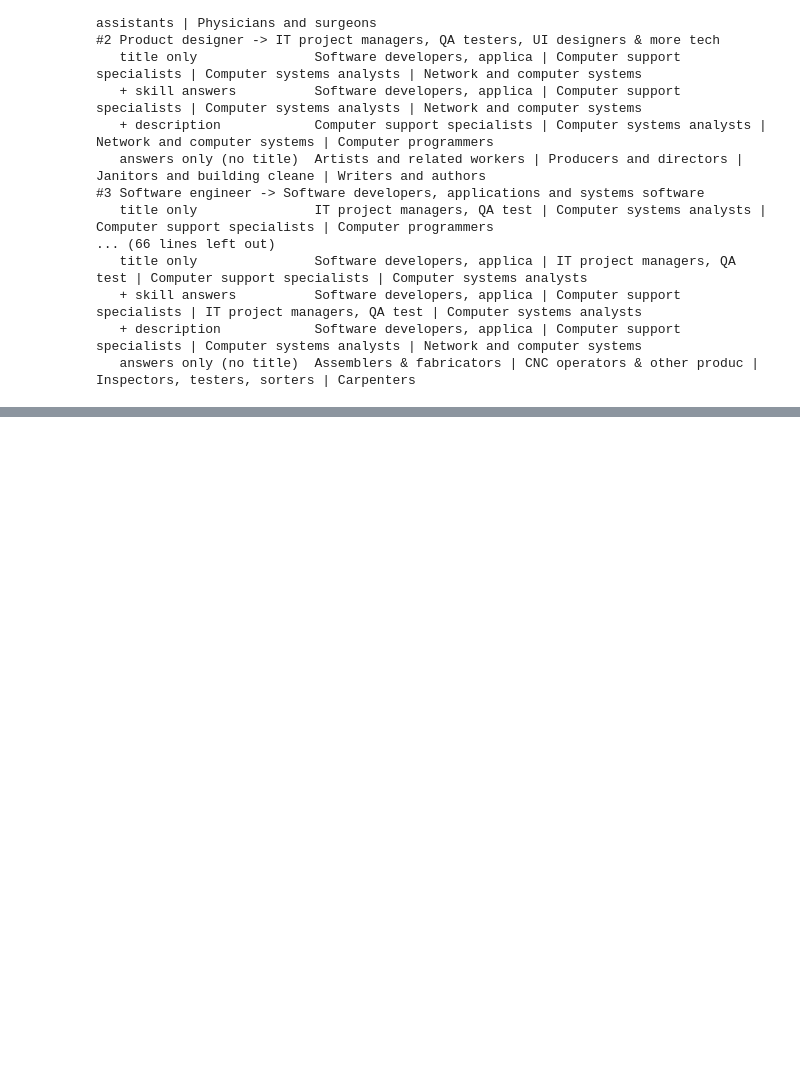
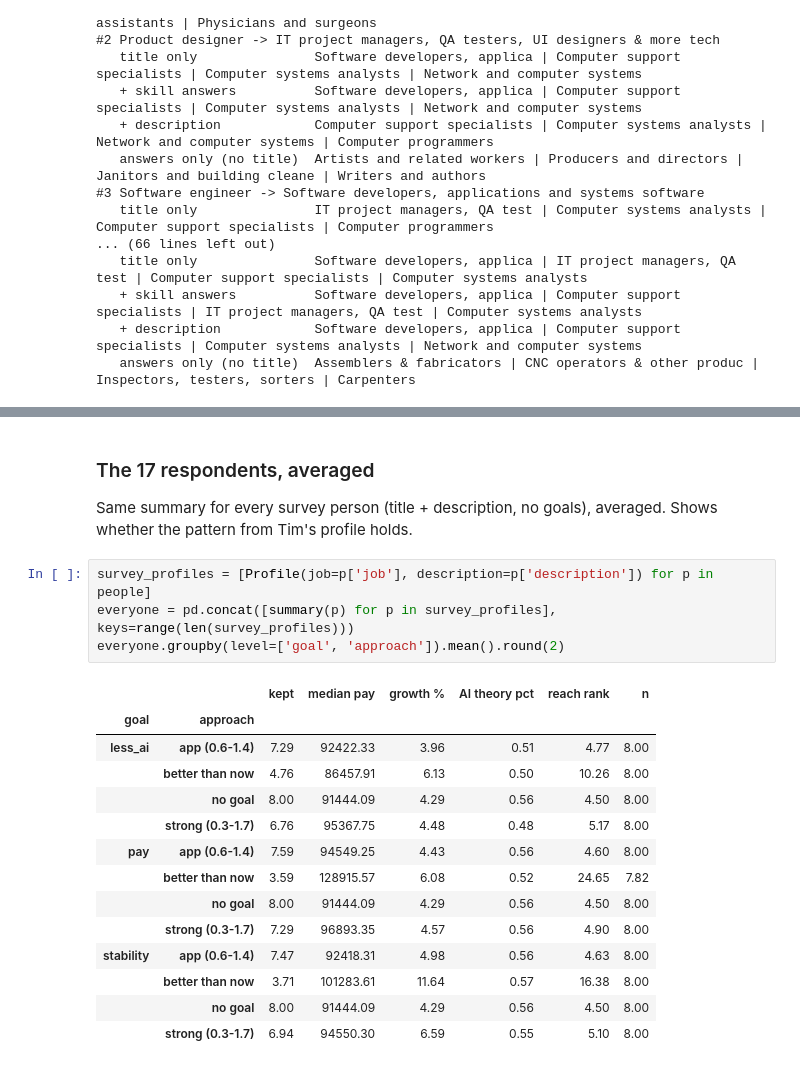
Before and after one commit to tlebon/job-transit, a Jupyter notebook: notebooks/09_recommendation_audit.ipynb, the cells around one changed output, grey strips where cells are left out. Cells and saved outputs as stored; diff of their text form; blank space fills up the shorter version.

```diff
--- a/notebooks/09_recommendation_audit.ipynb
+++ b/notebooks/09_recommendation_audit.ipynb
@@ -253,0 +402,23 @@ for person in people:
+# %% [markdown]
+### The 17 respondents, averaged
+
+Same summary for every survey person (title + description, no goals), averaged. Shows whether the pattern from Tim's profile holds.
+# %%
+survey_profiles = [Profile(job=p['job'], description=p['description']) for p in people]
+everyone = pd.concat([summary(p) for p in survey_profiles], keys=range(len(survey_profiles)))
+everyone.groupby(level=['goal', 'approach']).mean().round(2)
+# %% [output]
+|  |  | kept | median pay | growth % | AI theory pct | reach rank | n |
+| goal | approach |  |  |  |  |  |  |
+| less_ai | app (0.6-1.4) | 7.29 | 92422.33 | 3.96 | 0.51 | 4.77 | 8.00 |
+|  | better than now | 4.76 | 86457.91 | 6.13 | 0.50 | 10.26 | 8.00 |
+|  | no goal | 8.00 | 91444.09 | 4.29 | 0.56 | 4.50 | 8.00 |
+|  | strong (0.3-1.7) | 6.76 | 95367.75 | 4.48 | 0.48 | 5.17 | 8.00 |
+| pay | app (0.6-1.4) | 7.59 | 94549.25 | 4.43 | 0.56 | 4.60 | 8.00 |
+|  | better than now | 3.59 | 128915.57 | 6.08 | 0.52 | 24.65 | 7.82 |
+|  | no goal | 8.00 | 91444.09 | 4.29 | 0.56 | 4.50 | 8.00 |
+|  | strong (0.3-1.7) | 7.29 | 96893.35 | 4.57 | 0.56 | 4.90 | 8.00 |
+| stability | app (0.6-1.4) | 7.47 | 92418.31 | 4.98 | 0.56 | 4.63 | 8.00 |
+|  | better than now | 3.71 | 101283.61 | 11.64 | 0.57 | 16.38 | 8.00 |
+|  | no goal | 8.00 | 91444.09 | 4.29 | 0.56 | 4.50 | 8.00 |
+|  | strong (0.3-1.7) | 6.94 | 94550.30 | 6.59 | 0.55 | 5.10 | 8.00 |
```
Also changed, not shown: parts of 14 cells of this notebook.
